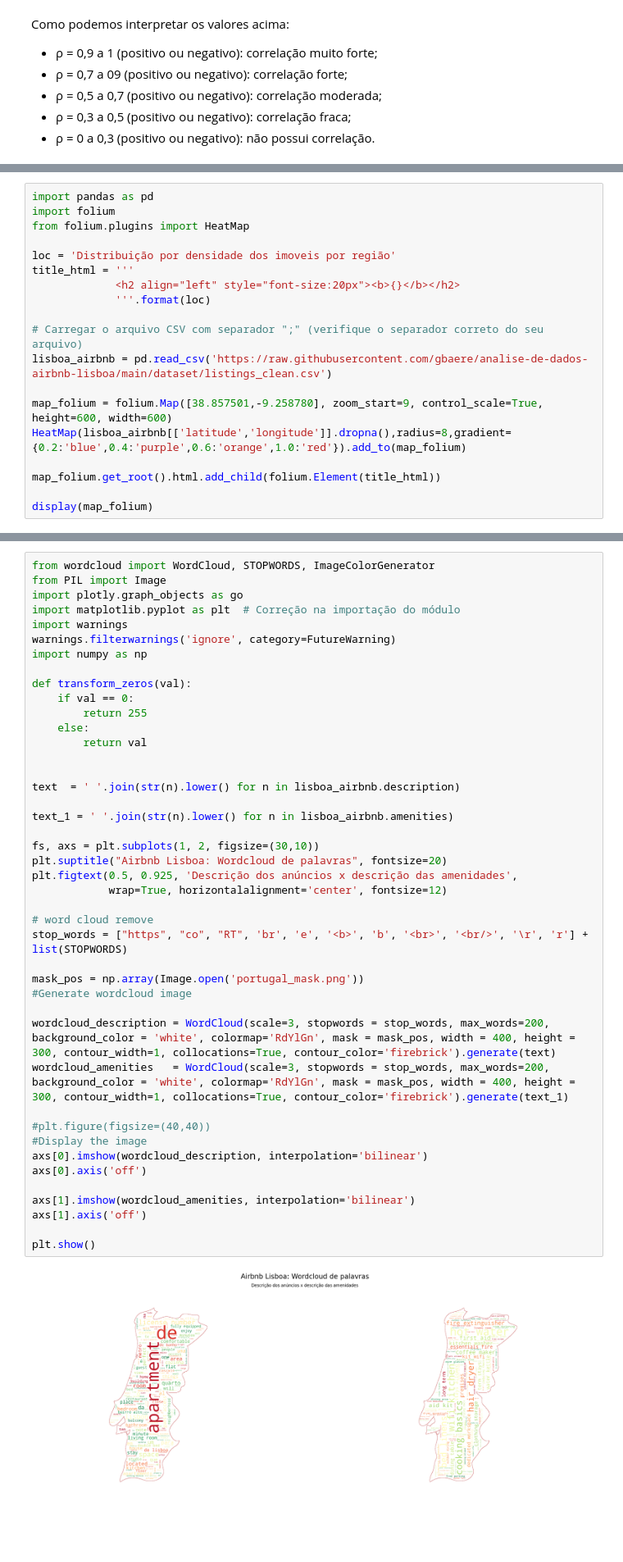
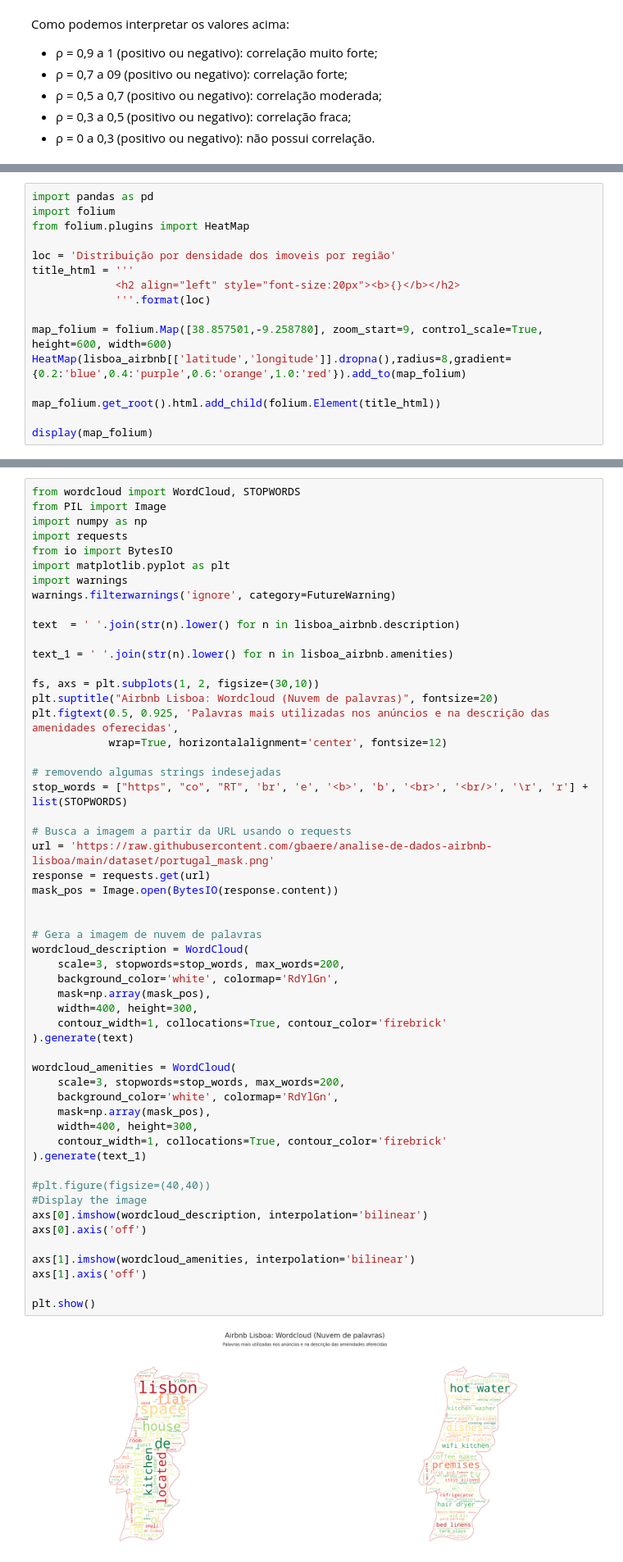
Before and after one commit to gbaere/analise-de-dados-airbnb-lisboa, a Jupyter notebook: analise_de_dados_airbnb_lisboa.ipynb, the cells around one changed output, grey strips where cells are left out. Shown at 82% size. Cells and saved outputs as stored; diff of their text form; blank space fills up the shorter version.

```diff
--- a/analise_de_dados_airbnb_lisboa.ipynb
+++ b/analise_de_dados_airbnb_lisboa.ipynb
@@ -306,9 +365,6 @@ title_html = '''
              <h2 align="left" style="font-size:20px"><b>{}</b></h2>
              '''.format(loc)
 
-# Carregar o arquivo CSV com separador ";" (verifique o separador correto do seu arquivo)
-lisboa_airbnb = pd.read_csv('https://raw.githubusercontent.com/gbaere/analise-de-dados-airbnb-lisboa/main/dataset/listings_clean.csv')
-
 map_folium = folium.Map([38.857501,-9.258780], zoom_start=9, control_scale=True, height=600, width=600)
 HeatMap(lisboa_airbnb[['latitude','longitude']].dropna(),radius=8,gradient={0.2:'blue',0.4:'purple',0.6:'orange',1.0:'red'}).add_to(map_folium)
 
@@ -320,45 +382,56 @@ ValueError: ignored
 # %%
-from wordcloud import WordCloud, STOPWORDS, ImageColorGenerator
+from wordcloud import WordCloud, STOPWORDS
 from PIL import Image
-import plotly.graph_objects as go
-import matplotlib.pyplot as plt  # Correção na importação do módulo
+import numpy as np
+import requests
+from io import BytesIO
+import matplotlib.pyplot as plt
 import warnings
 warnings.filterwarnings('ignore', category=FutureWarning)
-import numpy as np
-
-def transform_zeros(val):
-    if val == 0:
-        return 255
-    else:
-        return val
-
 
 text  = ' '.join(str(n).lower() for n in lisboa_airbnb.description)
 
 text_1 = ' '.join(str(n).lower() for n in lisboa_airbnb.amenities)
 
 fs, axs = plt.subplots(1, 2, figsize=(30,10))
-plt.suptitle("Airbnb Lisboa: Wordcloud de palavras", fontsize=20)
-plt.figtext(0.5, 0.925, 'Descrição dos anúncios x descrição das amenidades',
+plt.suptitle("Airbnb Lisboa: Wordcloud (Nuvem de palavras)", fontsize=20)
+plt.figtext(0.5, 0.925, 'Palavras mais utilizadas nos anúncios e na descrição das amenidades oferecidas',
             wrap=True, horizontalalignment='center', fontsize=12)
 
-# word cloud remove
+# removendo algumas strings indesejadas
 stop_words = ["https", "co", "RT", 'br', 'e', '<b>', 'b', '<br>', '<br/>', '\r', 'r'] + list(STOPWORDS)
 
-mask_pos = np.array(Image.open('portugal_mask.png'))
-#Generate wordcloud image
+# Busca a imagem a partir da URL usando o requests
+url = 'https://raw.githubusercontent.com/gbaere/analise-de-dados-airbnb-lisboa/main/dataset/portugal_mask.png'
+response = requests.get(url)
+mask_pos = Image.open(BytesIO(response.content))
 
-wordcloud_description = WordCloud(scale=3, stopwords = stop_words, max_words=200, background_color = 'white', colormap='RdYlGn', mask = mask_pos, width = 400, height = 300, contour_width=1, collocations=True, contour_color='firebrick').generate(text)
-wordcloud_amenities   = WordCloud(scale=3, stopwords = stop_words, max_words=200, background_color = 'white', colormap='RdYlGn', mask = mask_pos, width = 400, height = 300, contour_width=1, collocations=True, contour_color='firebrick').generate(text_1)
+
+# Gera a imagem de nuvem de palavras
+wordcloud_description = WordCloud(
+    scale=3, stopwords=stop_words, max_words=200,
+    background_color='white', colormap='RdYlGn',
+    mask=np.array(mask_pos),
+    width=400, height=300,
+    contour_width=1, collocations=True, contour_color='firebrick'
+).generate(text)
+
+wordcloud_amenities = WordCloud(
+    scale=3, stopwords=stop_words, max_words=200,
+    background_color='white', colormap='RdYlGn',
+    mask=np.array(mask_pos),
+    width=400, height=300,
+    contour_width=1, collocations=True, contour_color='firebrick'
+).generate(text_1)
 
 #plt.figure(figsize=(40,40))
 #Display the image
 axs[0].imshow(wordcloud_description, interpolation='bilinear')
 axs[0].axis('off')
 
 axs[1].imshow(wordcloud_amenities, interpolation='bilinear')
 axs[1].axis('off')
 
 plt.show()
 # %% [output]
-[figure, old version]
+[figure, new version]
```
Also changed, not shown: parts of 15 cells of this notebook.
